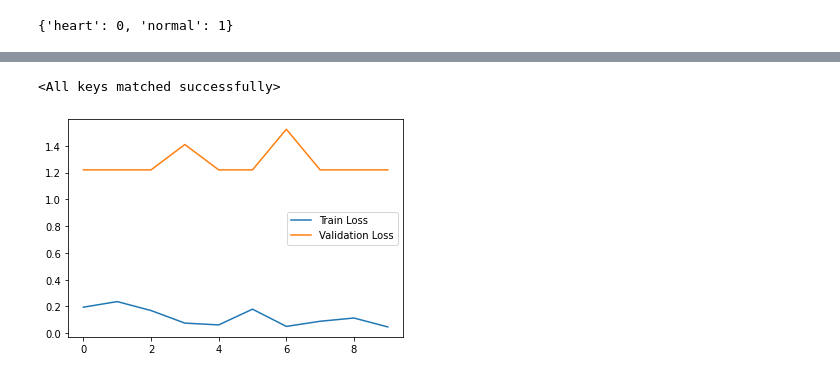
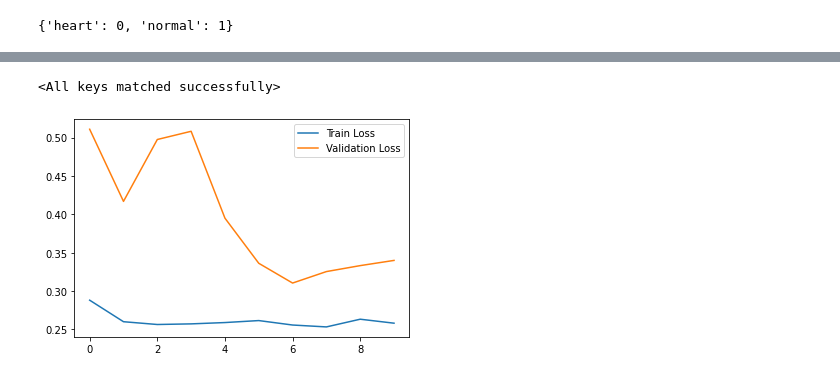
Before and after one commit to arohanajit/ecg-covid, a Jupyter notebook: Untitled14.ipynb, the cells around one changed output, grey strips where cells are left out. Saved outputs shown, nothing was run; the diff lists cells and outputs as text; code cells hidden in the pictures.

```diff
--- a/Untitled14.ipynb
+++ b/Untitled14.ipynb
@@ -99,7 +99,8 @@ def train(n_epochs, loaders, model, optimizer, scheduler, criterion, train_on_gp
             ## train_loss = train_loss + ((1 / (batch_idx + 1)) * (loss.data - train_loss))
             optimizer.zero_grad()
             out = model(input)
-            loss = criterion(out,target)
+            target = target.unsqueeze(1)
+            loss = criterion(out,target.float())
             loss.backward()
             optimizer.step()
             scheduler.step()
@@ -124,9 +125,10 @@ def train(n_epochs, loaders, model, optimizer, scheduler, criterion, train_on_gp
             if train_on_gpu:
                 input, target = input.cuda(), target.cuda()
             output = model(input)
-            loss = criterion(output,target)
+            target = target.unsqueeze(1)
+            loss = criterion(output,target.float())
             valid_loss = valid_loss + ((1 / (batch_idx + 1)) * (loss.data - valid_loss))
-            _, predicted = torch.max(output.data, 1)
+            predicted = torch.round(torch.sigmoid(output.data))
             total += target.size(0)
             correct += (predicted == target).sum().item()
             score += f1_score(target.cpu(),predicted.cpu())
@@ -136,10 +138,10 @@ def train(n_epochs, loaders, model, optimizer, scheduler, criterion, train_on_gp
             pre_running = score1/(batch_idx+1)
             rec_running = score2/(batch_idx+1)
 
-#             score = classification_report(target.to('cpu'),predicted.to('cpu'))
+            # score = classification_report(target.to('cpu'),predicted.to('cpu'))
             # print(predicted[:5],target[:5])
 
-            ## update the average validation loss
+            # update the average validation loss
 
 
         train.append(train_loss)
@@ -217,8 +219,8 @@ model = model.to(device)
 # Weights for Cross Entropy Loss
 # normedWeights = [1 - (x / sum(class_sample_count)) for x in class_sample_count]
 # normedWeights = torch.FloatTensor(normedWeights).to(device)
-criterion = nn.CrossEntropyLoss()
-optimizer = optim.RMSprop(model.parameters(), lr=0.0001)
+criterion = nn.BCEWithLogitsLoss()
+optimizer = optim.Adam(model.parameters(), lr=0.0001)
 scheduler = optim.lr_scheduler.ExponentialLR(optimizer, gamma=0.9)
 #Model Train
 train(10, loaders, model, optimizer, scheduler, criterion, train_on_gpu, 'model.pt', batch_size)
@@ -244,2 +246,2 @@ FOLD ACCURACY : 0.9247311827956989
 <All keys matched successfully>
-[figure, old version]
+[figure, new version]
```
Also changed, not shown: parts of 3 cells of this notebook.
